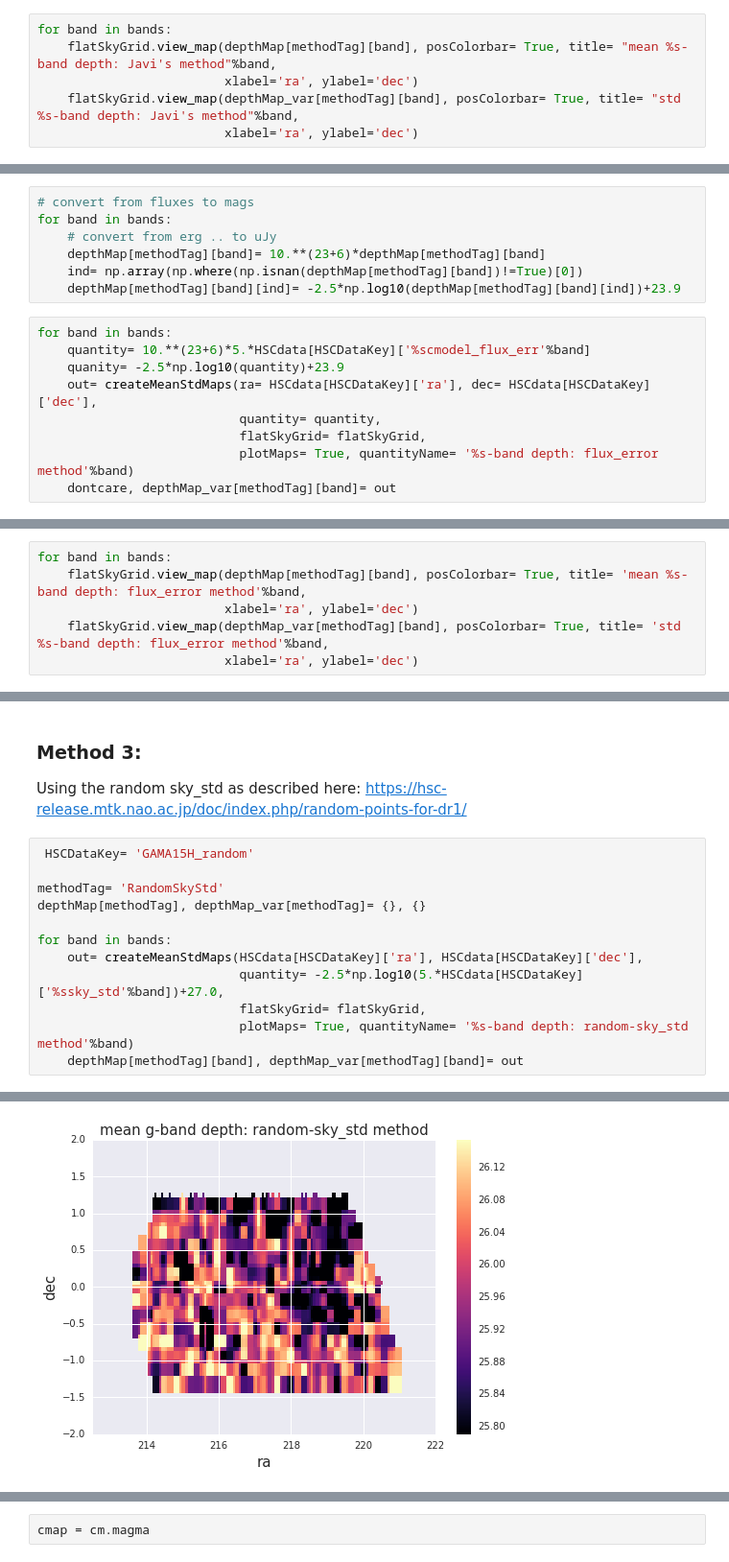
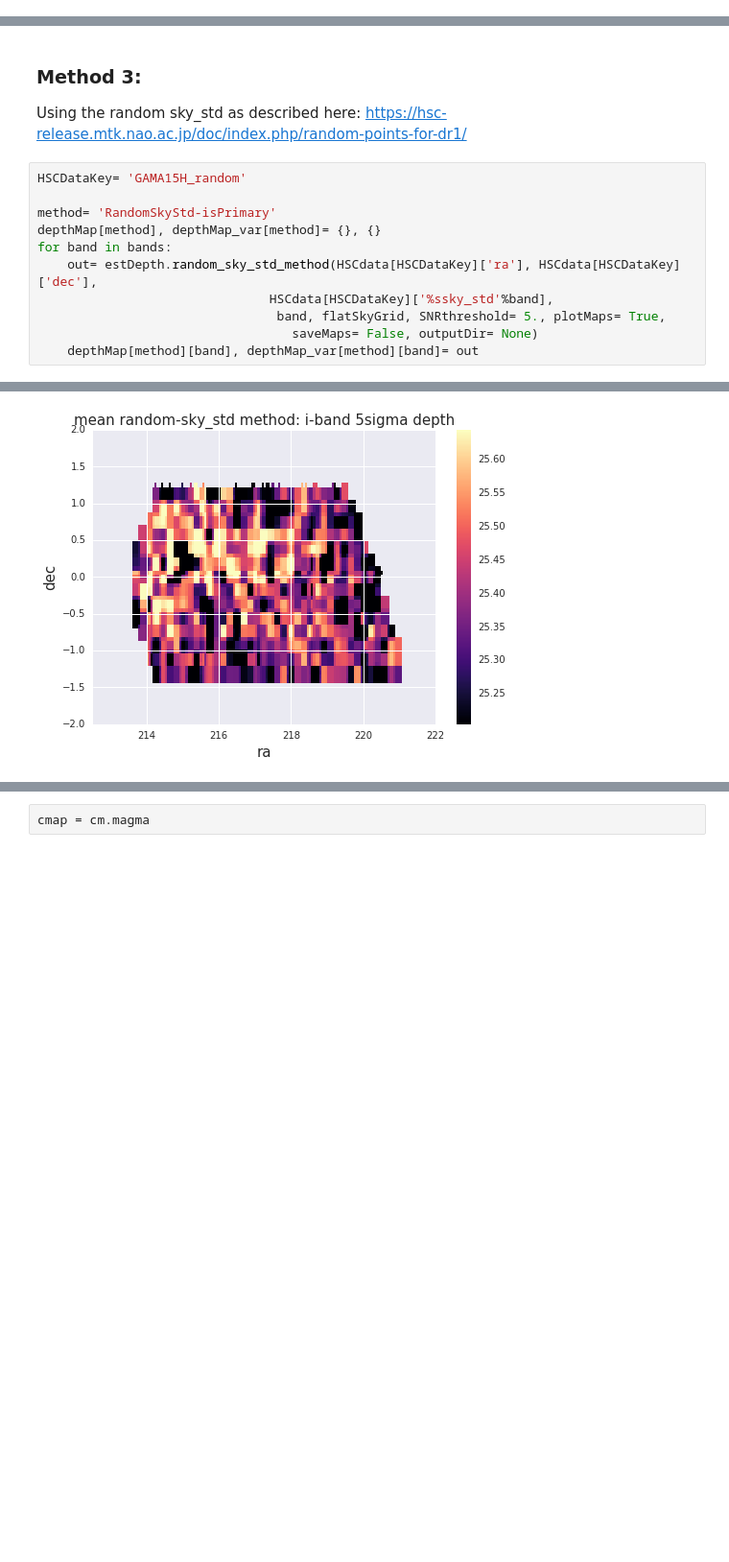
Before and after one commit to LSSTDESC/DEHSC_LSS, a Jupyter notebook: HSC_5sigma-depth.ipynb, the cells around one changed output, grey strips where cells are left out. Shown: that part at 96% size. Saved outputs shown, nothing was run; the diff lists cells and outputs as text; blank space fills up the shorter version.

```diff
--- a/HSC_5sigma-depth.ipynb
+++ b/HSC_5sigma-depth.ipynb
@@ -153,6 +108,0 @@ for band in bands:
-# %%
-for band in bands:
-    flatSkyGrid.view_map(depthMap[methodTag][band], posColorbar= True, title= "mean %s-band depth: Javi's method"%band,
-                         xlabel='ra', ylabel='dec')
-    flatSkyGrid.view_map(depthMap_var[methodTag][band], posColorbar= True, title= "std %s-band depth: Javi's method"%band,
-                         xlabel='ra', ylabel='dec')
@@ -200,16 +128,0 @@ for band in bands:
-# %%
-# convert from fluxes to mags
-for band in bands:
-    # convert from erg .. to uJy
-    depthMap[methodTag][band]= 10.**(23+6)*depthMap[methodTag][band]
-    ind= np.array(np.where(np.isnan(depthMap[methodTag][band])!=True)[0])
-    depthMap[methodTag][band][ind]= -2.5*np.log10(depthMap[methodTag][band][ind])+23.9
-# %%
-for band in bands:
-    quantity= 10.**(23+6)*5.*HSCdata[HSCDataKey]['%scmodel_flux_err'%band]
-    quanity= -2.5*np.log10(quantity)+23.9
-    out= createMeanStdMaps(ra= HSCdata[HSCDataKey]['ra'], dec= HSCdata[HSCDataKey]['dec'],
-                           quantity= quantity,
-                           flatSkyGrid= flatSkyGrid,
-                           plotMaps= True, quantityName= '%s-band depth: flux_error method'%band)
-    dontcare, depthMap_var[methodTag][band]= out
@@ -227,6 +128,0 @@ for band in bands:
-# %%
-for band in bands:
-    flatSkyGrid.view_map(depthMap[methodTag][band], posColorbar= True, title= 'mean %s-band depth: flux_error method'%band,
-                         xlabel='ra', ylabel='dec')
-    flatSkyGrid.view_map(depthMap_var[methodTag][band], posColorbar= True, title= 'std %s-band depth: flux_error method'%band,
-                         xlabel='ra', ylabel='dec')
@@ -245,15 +130,14 @@ for band in bands:
 ### Method 3:
 Using the random sky_std as described here: https://hsc-release.mtk.nao.ac.jp/doc/index.php/random-points-for-dr1/
 # %%
- HSCDataKey= 'GAMA15H_random'
+HSCDataKey= 'GAMA15H_random'
 
-methodTag= 'RandomSkyStd'
-depthMap[methodTag], depthMap_var[methodTag]= {}, {}
-
+method= 'RandomSkyStd-isPrimary'
+depthMap[method], depthMap_var[method]= {}, {}
 for band in bands:
-    out= createMeanStdMaps(HSCdata[HSCDataKey]['ra'], HSCdata[HSCDataKey]['dec'],
-                           quantity= -2.5*np.log10(5.*HSCdata[HSCDataKey]['%ssky_std'%band])+27.0,
-                           flatSkyGrid= flatSkyGrid,
-                           plotMaps= True, quantityName= '%s-band depth: random-sky_std method'%band)
-    depthMap[methodTag][band], depthMap_var[methodTag][band]= out
+    out= estDepth.random_sky_std_method(HSCdata[HSCDataKey]['ra'], HSCdata[HSCDataKey]['dec'],
+                               HSCdata[HSCDataKey]['%ssky_std'%band],
+                                band, flatSkyGrid, SNRthreshold= 5., plotMaps= True,
+                                  saveMaps= False, outputDir= None)
+    depthMap[method][band], depthMap_var[method][band]= out
 # %% [output]
@@ -260 +145 @@ for band in bands:
-[figure, old version]
+[figure, new version]
```
Also changed, not shown: parts of 29 cells of this notebook.
